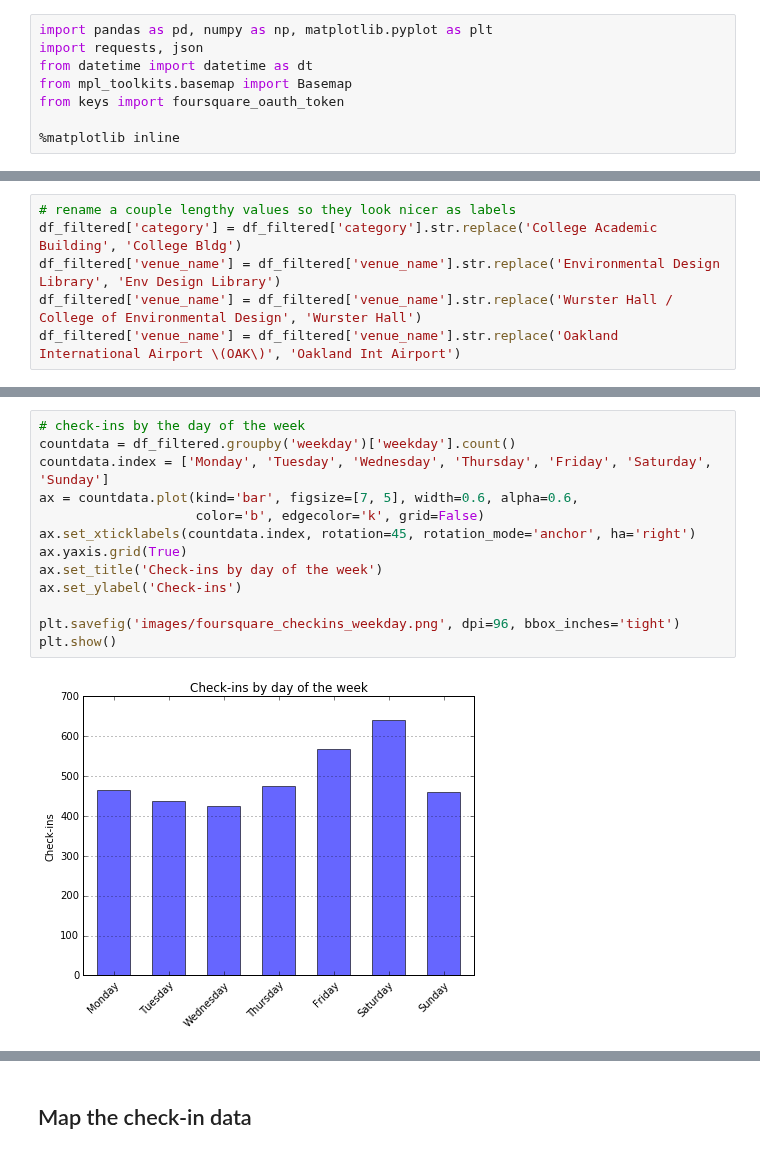
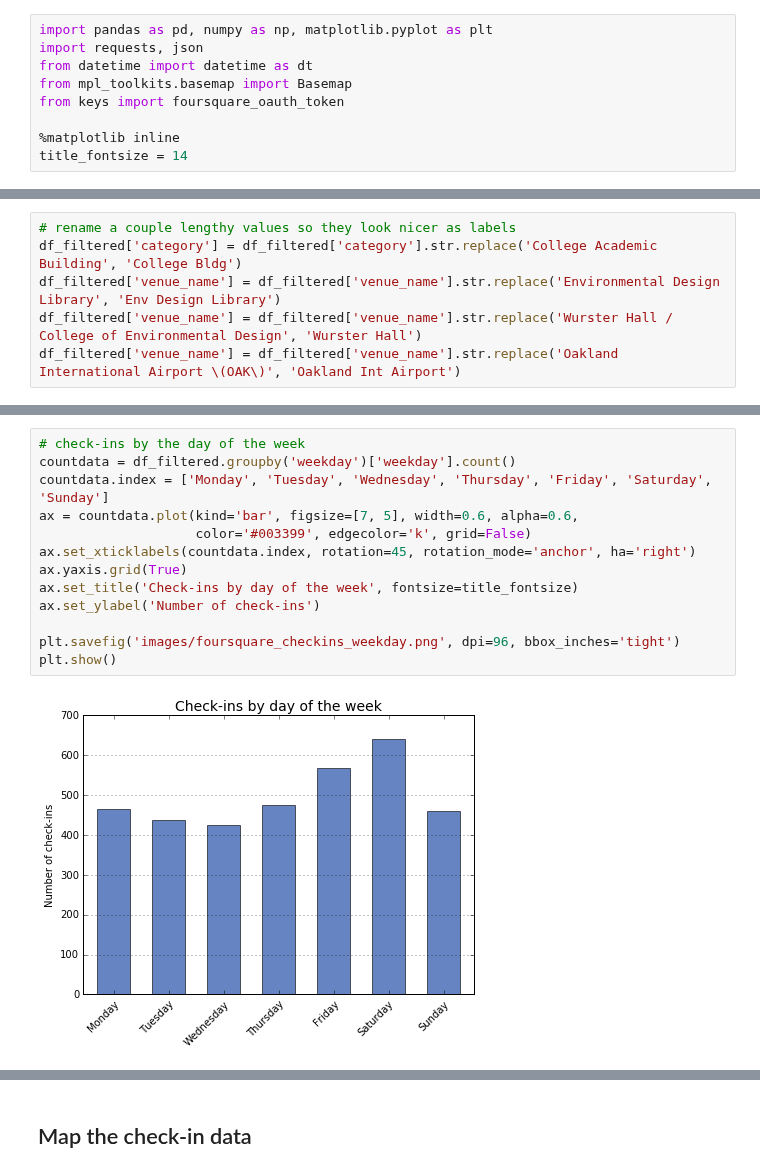
Before and after one commit to gboeing/data-visualization, a Jupyter notebook: location-history/foursquare-location-history.ipynb, the cells around one changed output, grey strips where cells are left out. Drawn from its saved outputs; the diff is of its cells as text.

Commit message:
updated plots

```diff
--- a/location-history/foursquare-location-history.ipynb
+++ b/location-history/foursquare-location-history.ipynb
@@ -14,6 +14,7 @@ from mpl_toolkits.basemap import Basemap
 from keys import foursquare_oauth_token
 
 %matplotlib inline
+title_fontsize = 14
 # %%
 # the json file will contain the entire downloaded check-ins data set
 json_file = 'data/foursqure-checkins.json'
@@ -159,18 +161,18 @@ plt.show()
 # %%
 # check-ins by the day of the week
 countdata = df_filtered.groupby('weekday')['weekday'].count()
 countdata.index = ['Monday', 'Tuesday', 'Wednesday', 'Thursday', 'Friday', 'Saturday', 'Sunday']
 ax = countdata.plot(kind='bar', figsize=[7, 5], width=0.6, alpha=0.6,
-                    color='b', edgecolor='k', grid=False)
+                    color='#003399', edgecolor='k', grid=False)
 ax.set_xticklabels(countdata.index, rotation=45, rotation_mode='anchor', ha='right')
 ax.yaxis.grid(True)
-ax.set_title('Check-ins by day of the week')
-ax.set_ylabel('Check-ins')
+ax.set_title('Check-ins by day of the week', fontsize=title_fontsize)
+ax.set_ylabel('Number of check-ins')
 
 plt.savefig('images/foursquare_checkins_weekday.png', dpi=96, bbox_inches='tight')
 plt.show()
 # %% [output]
-[figure, old version]
+[figure, new version]
 # %%
 # check-ins by the hour of the day
 countdata = df_filtered.groupby('hour')['hour'].count()
```
Also changed, not shown: parts of 8 cells of this notebook, 8 other files.
